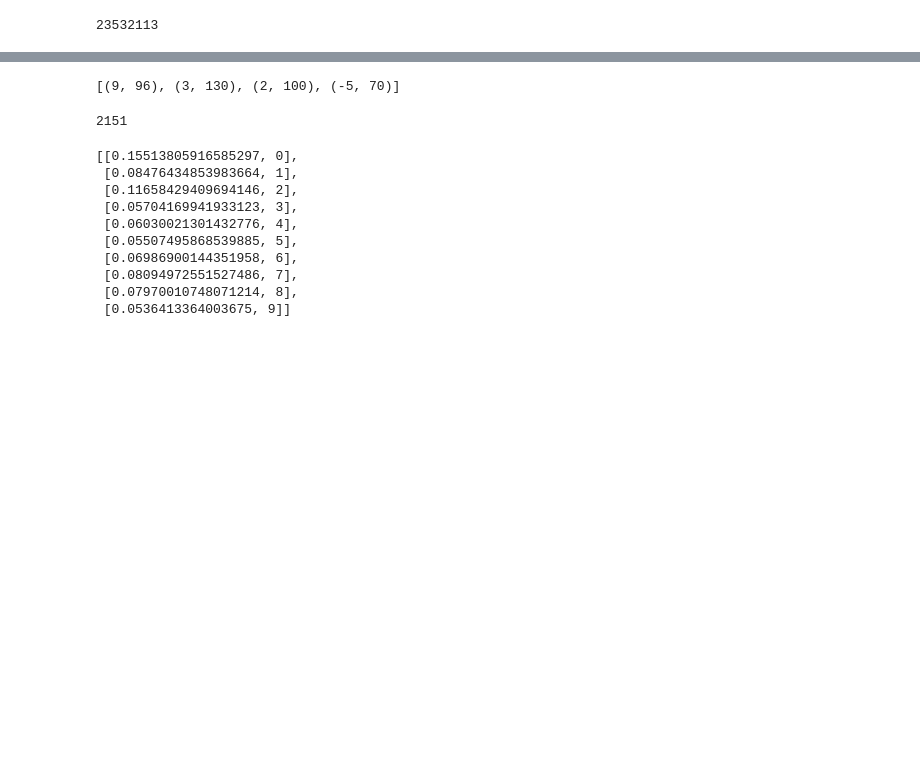
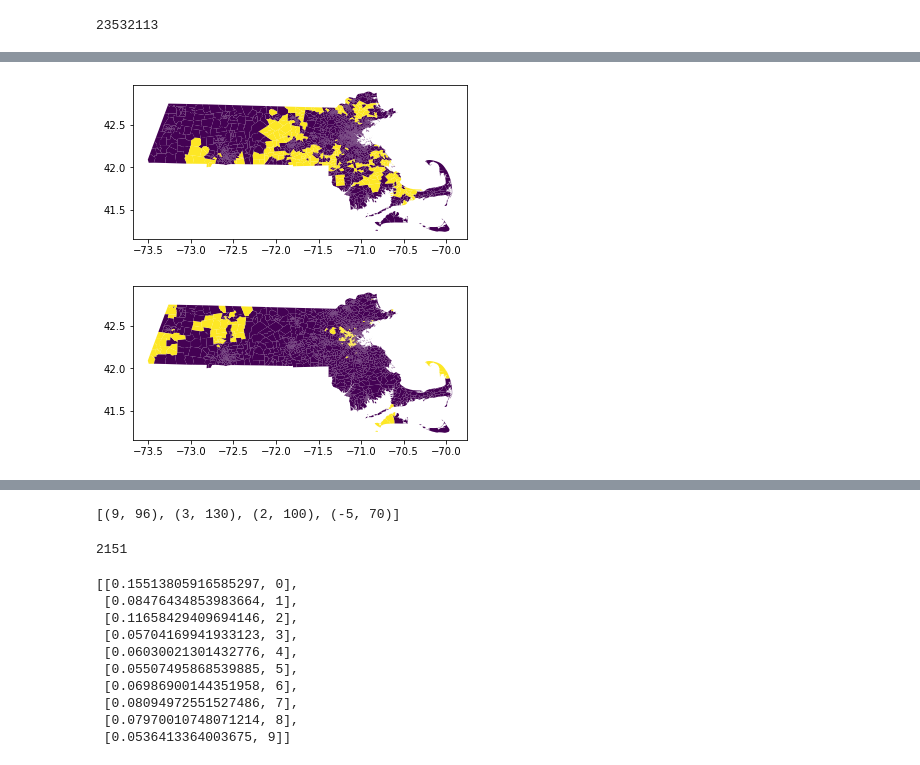
Before and after one commit to vrdi/Partisan-Metrics, a Jupyter notebook: metrics_work_v2/MA_Paradox.ipynb, the cells around one changed output, grey strips where cells are left out. Saved outputs shown, nothing was run; the diff lists cells and outputs as text; code cells hidden in the pictures; blank space fills up the shorter version.

```diff
--- a/metrics_work_v2/MA_Paradox.ipynb
+++ b/metrics_work_v2/MA_Paradox.ipynb
@@ -234,0 +274,17 @@ The most Democratic district possible is [0.42558558047923367, 0.425585580479233
+# %%
+df = gpd.read_file("./MA_precincts12_16.shp")
+
+df["rep_regions"] = df.index.map({x:1 if x in rep_node_list else 0 for x in range(len(graph.nodes))})
+df["dem_regions"] = df.index.map({x:1 if x in dem_node_list else 0 for x in range(len(graph.nodes))})
+
+df.plot(column = "rep_regions")
+df.plot(column = "dem_regions")
+
+centroids = df.centroid
+c_x = centroids.x
+c_y = centroids.y
+
+pos = {x: (c_x[x], c_y[x]) for x in graph.nodes}
+# %% [output]
+[figure, added]
+[figure, added]
```
Also changed, not shown: parts of 29 cells of this notebook.
